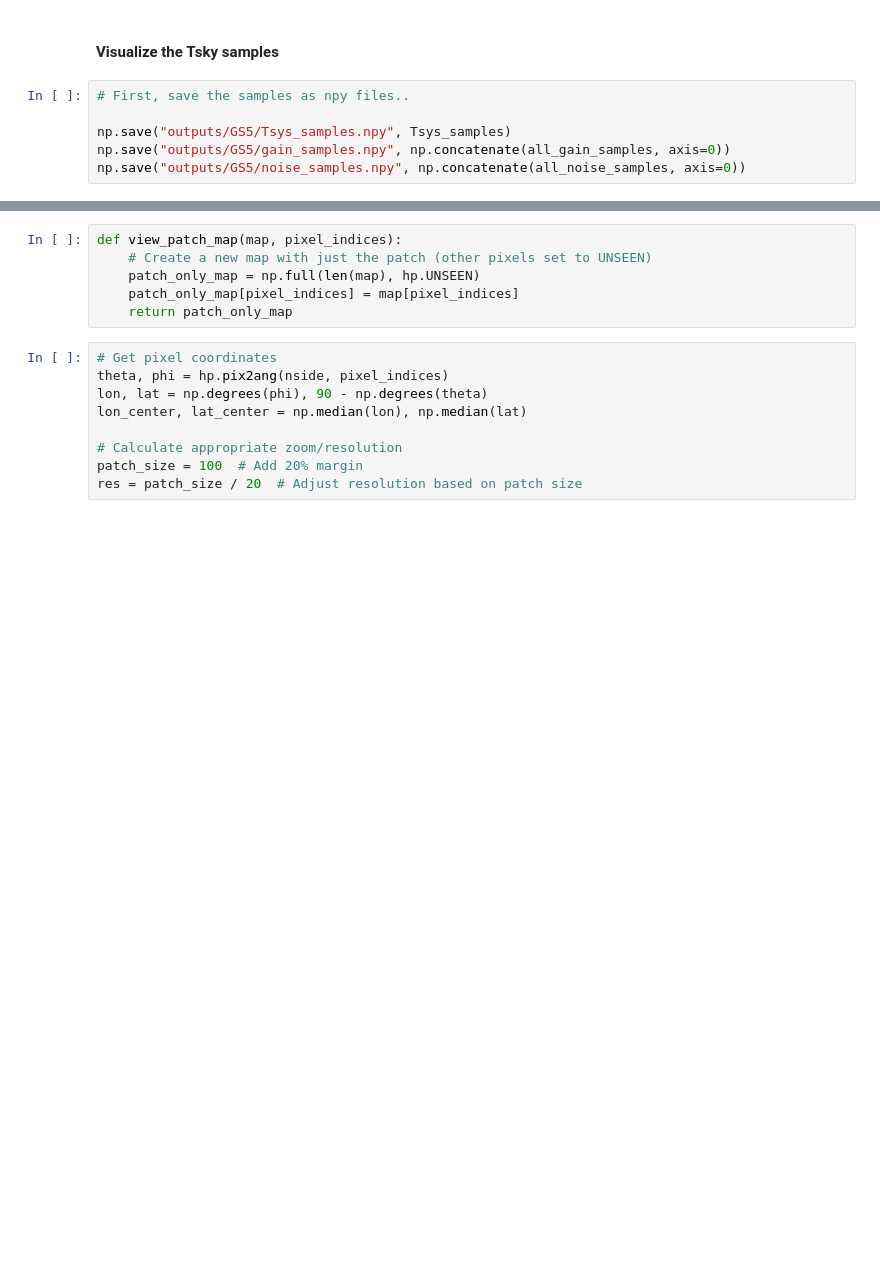
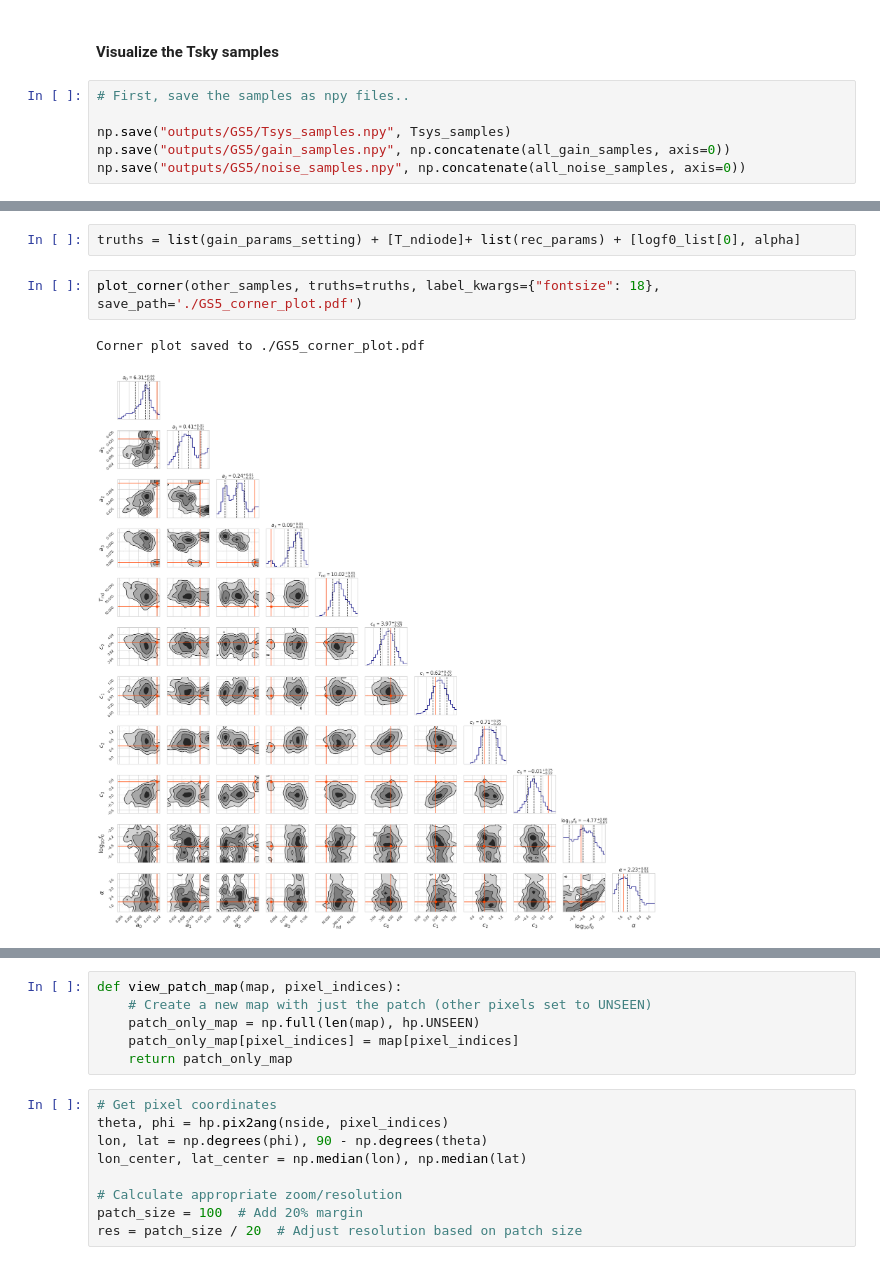
Before and after one commit to zzhang0123/hydra-tod, a Jupyter notebook: notebooks/workflow_GS5.ipynb, the cells around one changed output, grey strips where cells are left out. Saved outputs shown, nothing was run; the diff lists cells and outputs as text; blank space fills up the shorter version.

```diff
--- a/notebooks/workflow_GS5.ipynb
+++ b/notebooks/workflow_GS5.ipynb
@@ -212,0 +239,7 @@ sample_std_map[pixel_indices] = Tstd
+# %%
+truths = list(gain_params_setting) + [T_ndiode]+ list(rec_params) + [logf0_list[0], alpha]
+# %%
+plot_corner(other_samples, truths=truths, label_kwargs={"fontsize": 18}, save_path='./GS5_corner_plot.pdf')
+# %% [output]
+Corner plot saved to ./GS5_corner_plot.pdf
+[figure, added]
```
Also changed, not shown: parts of 17 cells of this notebook, 29 other files.
